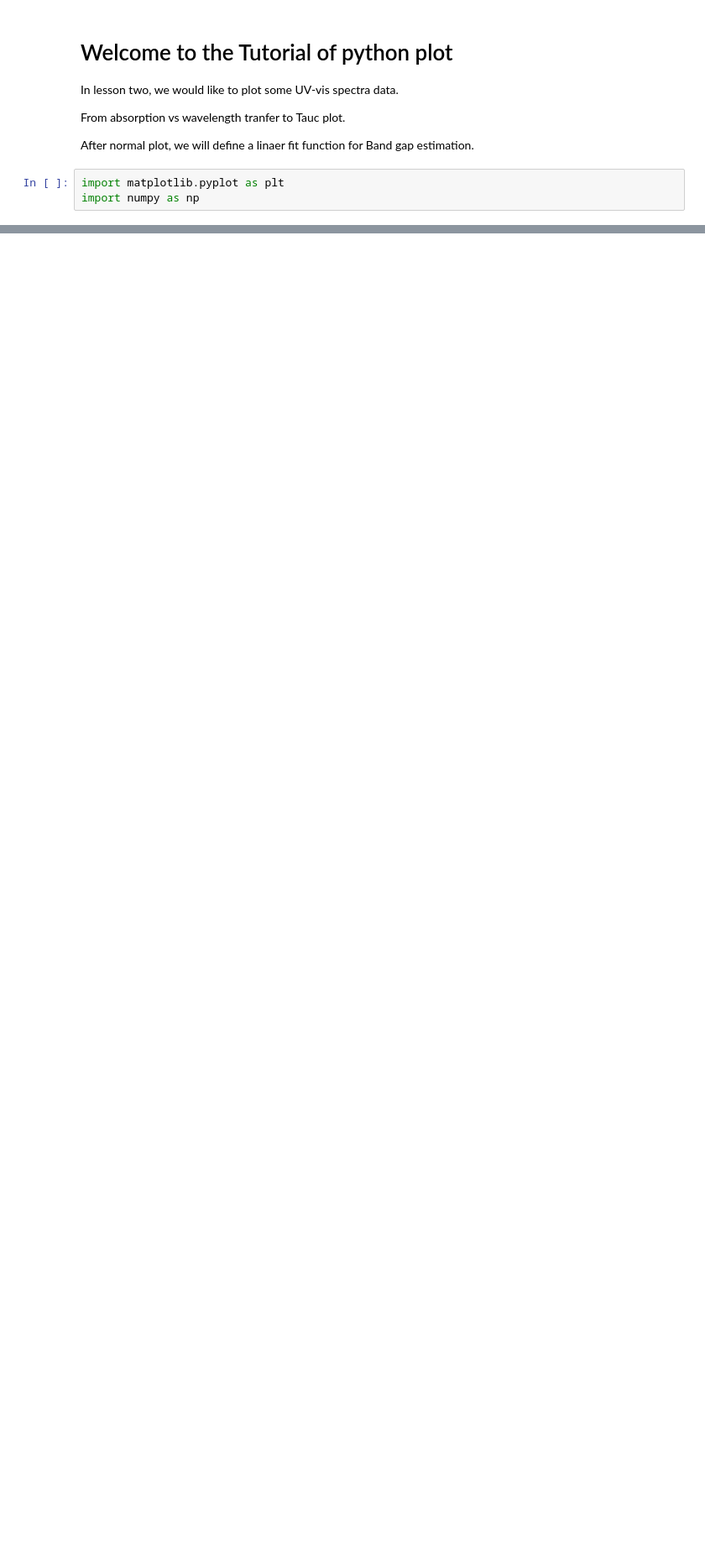
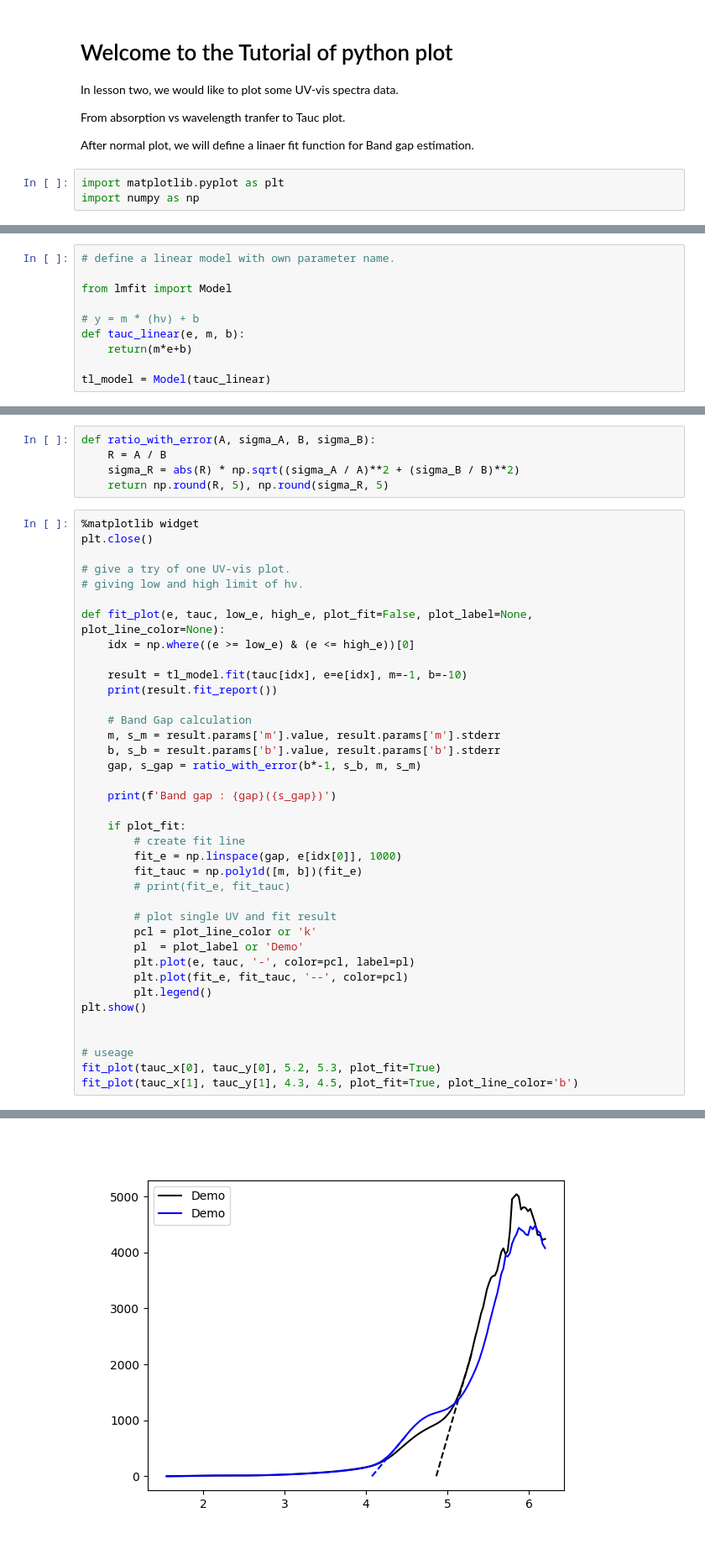
Before and after one commit to VolHC/Lab_plot_tutorial, a Jupyter notebook: Basic_plot/notebooks/lesson_two.ipynb, the cells around one changed output, grey strips where cells are left out. Shown: that part at 84% size. Cells and saved outputs as stored; diff of their text form; blank space fills up the shorter version.

```diff
--- a/Basic_plot/notebooks/lesson_two.ipynb
+++ b/Basic_plot/notebooks/lesson_two.ipynb
@@ -197,0 +232,10 @@ plt.show()
+# %%
+# define a linear model with own parameter name.
+
+from lmfit import Model
+
+# y = m * (hν) + b
+def tauc_linear(e, m, b):
+    return(m*e+b)
+
+tl_model = Model(tauc_linear)
@@ -197,0 +280,44 @@ plt.show()
+# %%
+def ratio_with_error(A, sigma_A, B, sigma_B):
+    R = A / B
+    sigma_R = abs(R) * np.sqrt((sigma_A / A)**2 + (sigma_B / B)**2)
+    return np.round(R, 5), np.round(sigma_R, 5)
+# %%
+%matplotlib widget
+plt.close()
+
+# give a try of one UV-vis plot.
+# giving low and high limit of hν.
+
+def fit_plot(e, tauc, low_e, high_e, plot_fit=False, plot_label=None, plot_line_color=None):
+    idx = np.where((e >= low_e) & (e <= high_e))[0]
+
+    result = tl_model.fit(tauc[idx], e=e[idx], m=-1, b=-10)
+    print(result.fit_report())
+
+    # Band Gap calculation
+    m, s_m = result.params['m'].value, result.params['m'].stderr
+    b, s_b = result.params['b'].value, result.params['b'].stderr
+    gap, s_gap = ratio_with_error(b*-1, s_b, m, s_m)
+
+    print(f'Band gap : {gap}({s_gap})')
+
+    if plot_fit:
+		# create fit line
+        fit_e = np.linspace(gap, e[idx[0]], 1000)
+        fit_tauc = np.poly1d([m, b])(fit_e)
+        # print(fit_e, fit_tauc)
+
+        # plot single UV and fit result
+        pcl = plot_line_color or 'k'
+        pl  = plot_label or 'Demo'
+        plt.plot(e, tauc, '-', color=pcl, label=pl)
+        plt.plot(fit_e, fit_tauc, '--', color=pcl)
+        plt.legend()
+plt.show()
+
+
+# useage
+fit_plot(tauc_x[0], tauc_y[0], 5.2, 5.3, plot_fit=True)
+fit_plot(tauc_x[1], tauc_y[1], 4.3, 4.5, plot_fit=True, plot_line_color='b')
+# %% [output]
@@ -197,0 +341 @@ plt.show()
+[figure, added]
```
Also changed, not shown: parts of 9 cells of this notebook.
